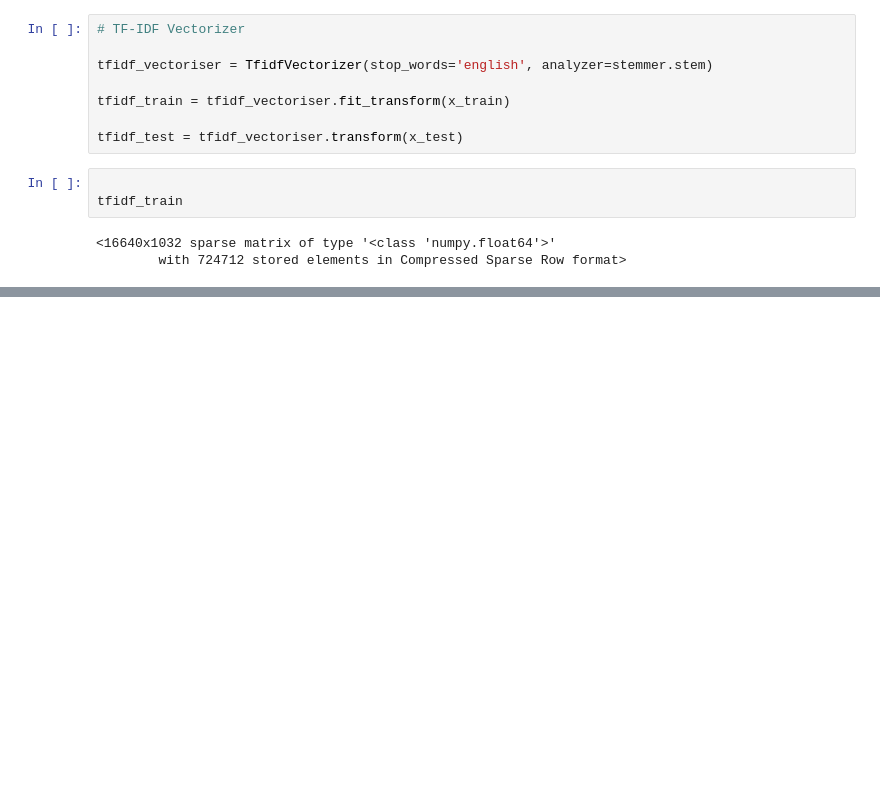
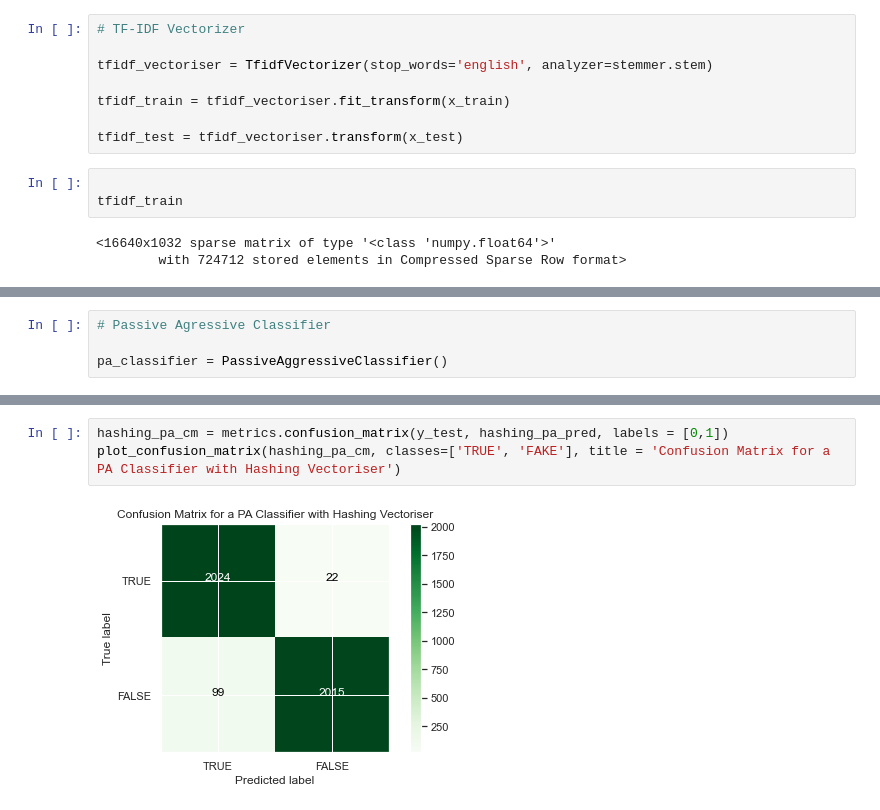
Before and after one commit to edologgerbird/fake-news-classifier, a Jupyter notebook: fake-news-classifier.ipynb, the cells around one changed output, grey strips where cells are left out. Drawn from its saved outputs; the diff is of its cells as text; blank space fills up the shorter version.

```diff
--- a/fake-news-classifier.ipynb
+++ b/fake-news-classifier.ipynb
@@ -258,0 +258,4 @@ Unsupervised learning was not effective in discriminating real and fake news. Th
+# %%
+# Passive Agressive Classifier
+
+pa_classifier = PassiveAggressiveClassifier()
@@ -258,0 +271,5 @@ Unsupervised learning was not effective in discriminating real and fake news. Th
+# %%
+hashing_pa_cm = metrics.confusion_matrix(y_test, hashing_pa_pred, labels = [0,1])
+plot_confusion_matrix(hashing_pa_cm, classes=['TRUE', 'FAKE'], title = 'Confusion Matrix for a PA Classifier with Hashing Vectoriser')
+# %% [output]
+[figure, added]
```
Also changed, not shown: parts of 23 cells of this notebook, 1 other file.
